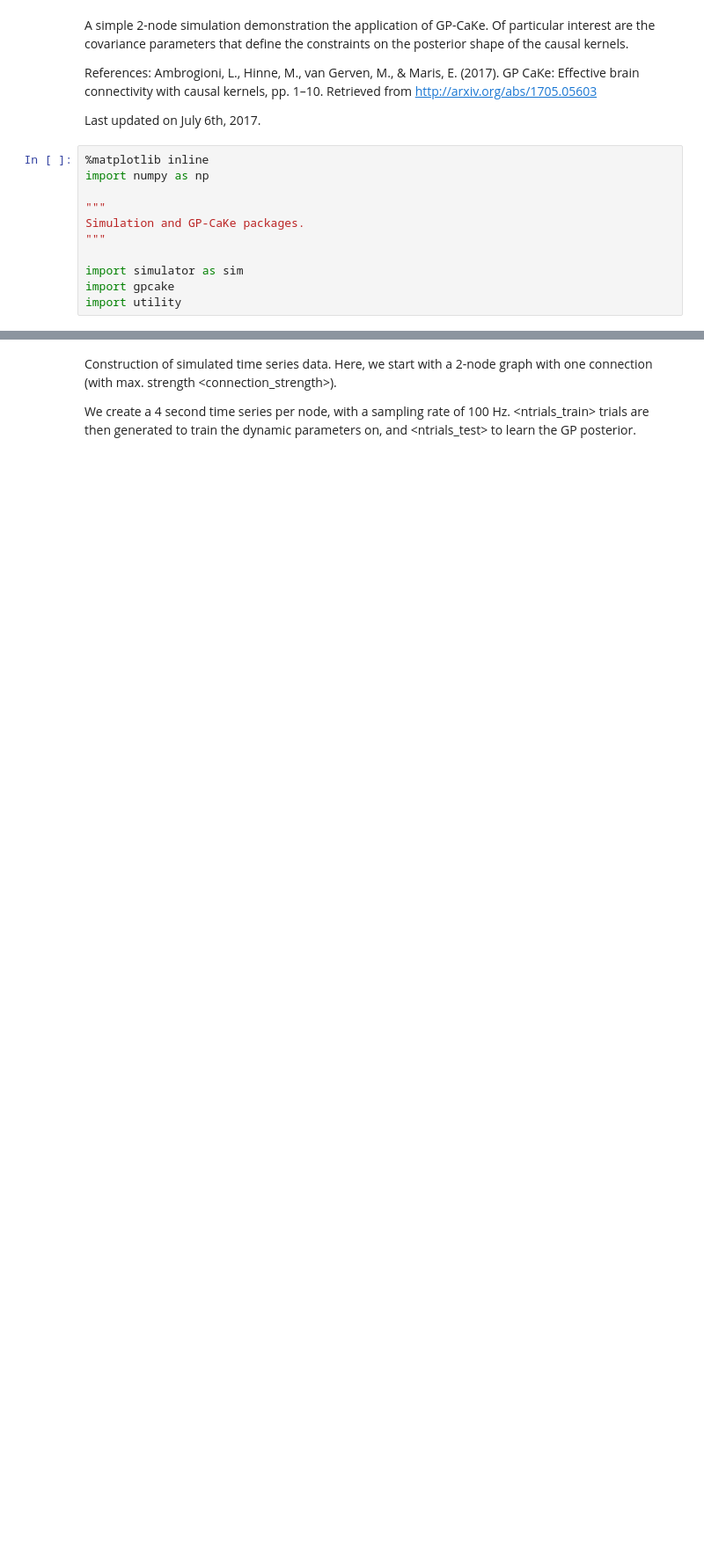
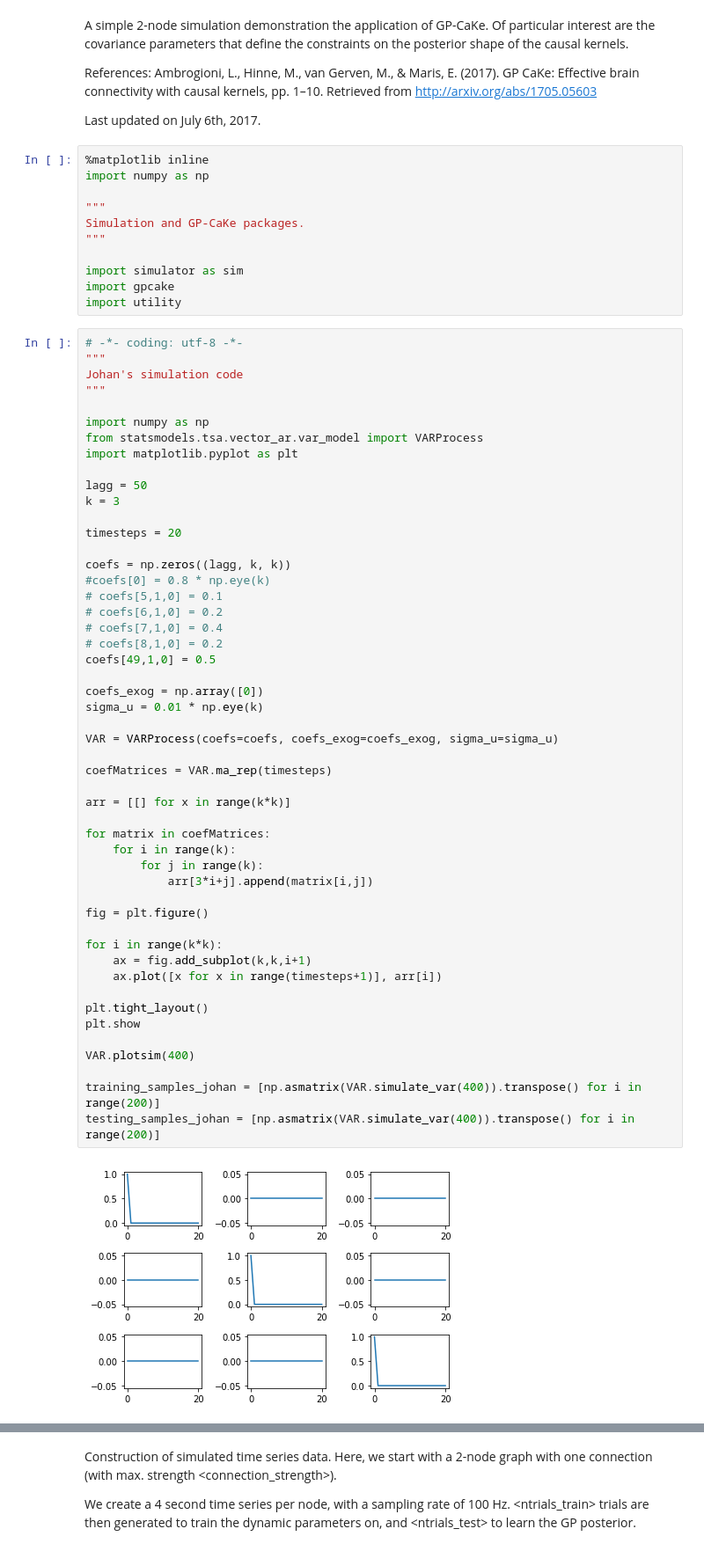
Before and after one commit to JohanvandenHeuvel/GP-CaKe-project, a Jupyter notebook: GP CaKe recipe.ipynb, the cells around one changed output, grey strips where cells are left out. Shown at 88% size. Drawn from its saved outputs; the diff is of its cells as text; blank space fills up the shorter version.

```diff
--- a/GP CaKe recipe.ipynb
+++ b/GP CaKe recipe.ipynb
@@ -18,3 +18,55 @@ Simulation and GP-CaKe packages.
 import simulator as sim
 import gpcake
 import utility
+# %%
+# -*- coding: utf-8 -*-
+"""
+Johan's simulation code
+"""
+
+import numpy as np
+from statsmodels.tsa.vector_ar.var_model import VARProcess
+import matplotlib.pyplot as plt
+
+lagg = 50
+k = 3
+
+timesteps = 20
+
+coefs = np.zeros((lagg, k, k))
+#coefs[0] = 0.8 * np.eye(k)
+# coefs[5,1,0] = 0.1
+# coefs[6,1,0] = 0.2
+# coefs[7,1,0] = 0.4
+# coefs[8,1,0] = 0.2
+coefs[49,1,0] = 0.5
+
+coefs_exog = np.array([0])
+sigma_u = 0.01 * np.eye(k)
+
+VAR = VARProcess(coefs=coefs, coefs_exog=coefs_exog, sigma_u=sigma_u)
+
+coefMatrices = VAR.ma_rep(timesteps)
+
+arr = [[] for x in range(k*k)]
+
+for matrix in coefMatrices:
+    for i in range(k):
+        for j in range(k):
+            arr[3*i+j].append(matrix[i,j])
+
+fig = plt.figure()
+
+for i in range(k*k):
+    ax = fig.add_subplot(k,k,i+1)
+    ax.plot([x for x in range(timesteps+1)], arr[i])
+
+plt.tight_layout()
+plt.show
+
+VAR.plotsim(400)
+
+training_samples_johan = [np.asmatrix(VAR.simulate_var(400)).transpose() for i in range(200)]
+testing_samples_johan = [np.asmatrix(VAR.simulate_var(400)).transpose() for i in range(200)]
+# %% [output]
+[figure, added]
```
Also changed, not shown: parts of 7 cells of this notebook, 5 other files.
